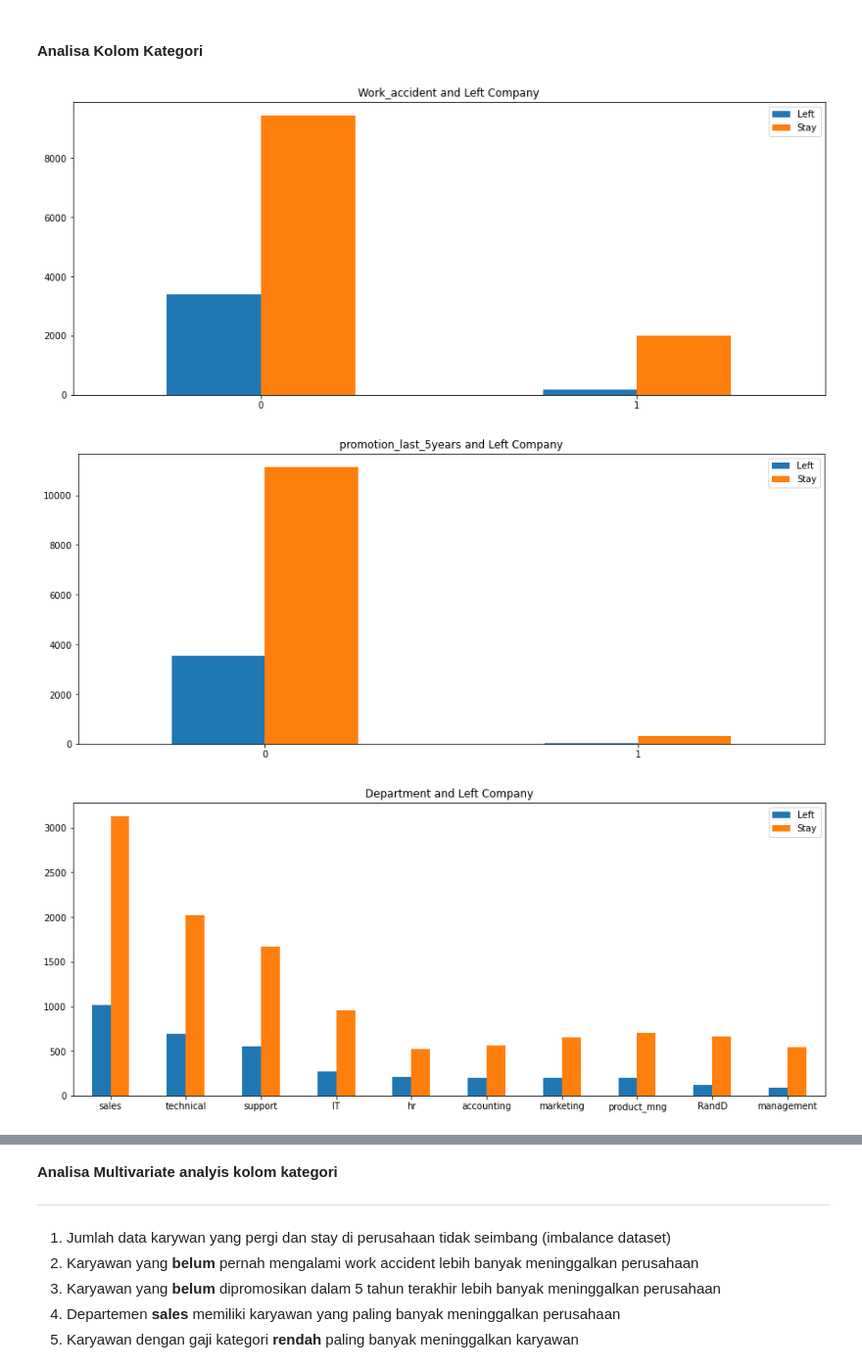
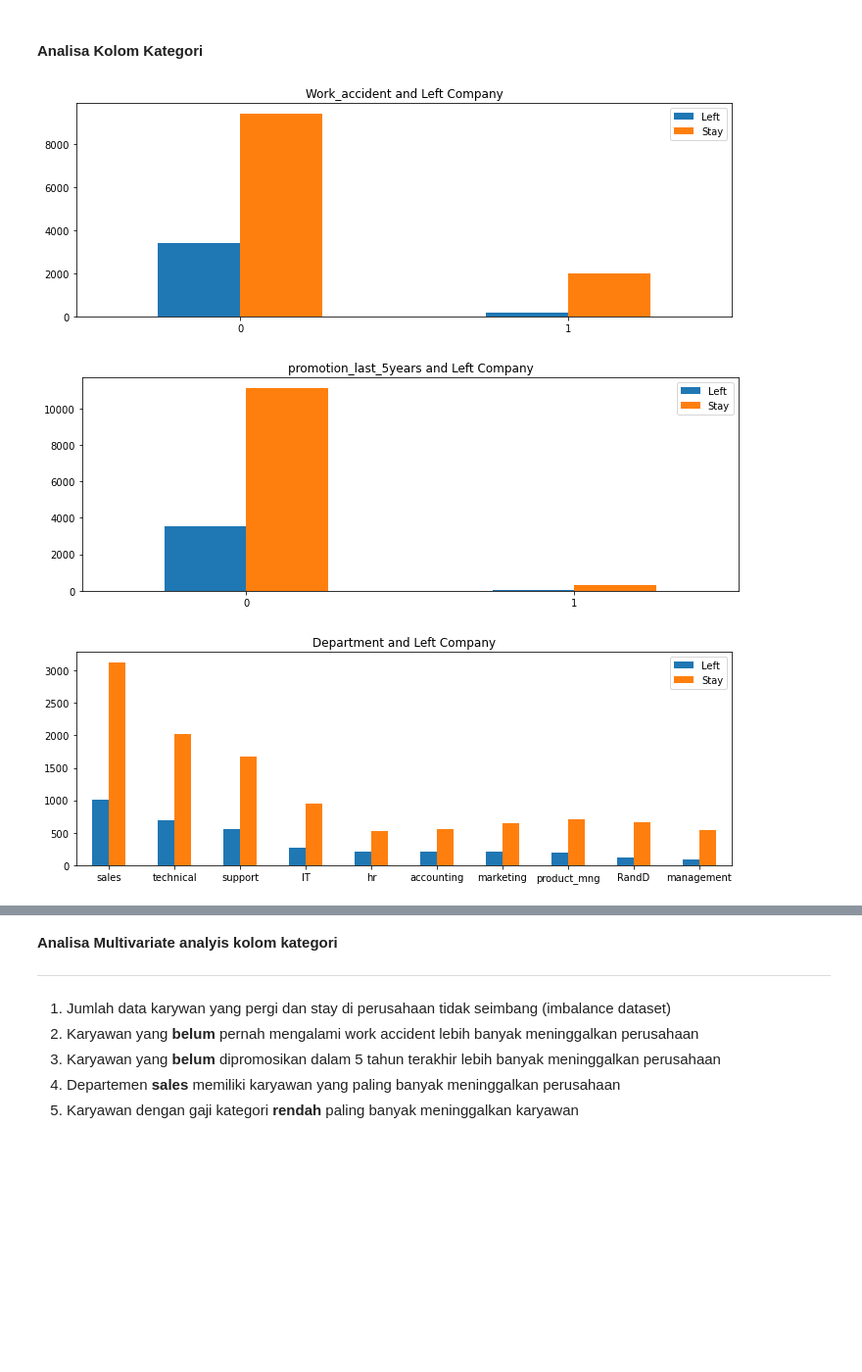
Before and after one commit to kresdev/DicodingMLExpert, a Jupyter notebook: PredictiveAnalytics/HR Turn Over Analytics.ipynb, the cells around one changed output, grey strips where cells are left out. Shown: that part at 98% size. Drawn from its saved outputs; the diff is of its cells as text; code cells hidden in the pictures; blank space fills up the shorter version.

Commit message:
update code and and image

```diff
--- a/PredictiveAnalytics/HR Turn Over Analytics.ipynb
+++ b/PredictiveAnalytics/HR Turn Over Analytics.ipynb
@@ -164,14 +177,14 @@ category_columns.remove('left')
 # %% [markdown]
 #### Analisa Kolom Kategori
 # %%
-for column in category_columns:
-  df_plt = pd.DataFrame()
+for i, column in enumerate(category_columns):
+    df_plt = pd.DataFrame()
 
-  df_plt['Left'] = df[df['left'] == 1][column].value_counts()
-  df_plt['Stay'] = df[df['left'] == 0][column].value_counts()
+    df_plt['Left'] = df[df['left'] == 1][column].value_counts()
+    df_plt['Stay'] = df[df['left'] == 0][column].value_counts()
 
-  df_plt.plot.bar(rot=0, title = '{} and Left Company'.format(column), figsize=(15, 6))
+    df_plt.plot.bar(rot=0, title = '{} and Left Company'.format(column), figsize=(12, 4))
 # %% [output]
-[figure, old version]
+[figure, new version]
-[figure, old version]
+[figure, new version]
-[figure, old version]
+[figure, new version]
```
Also changed, not shown: parts of 37 cells of this notebook, 7 other files.
